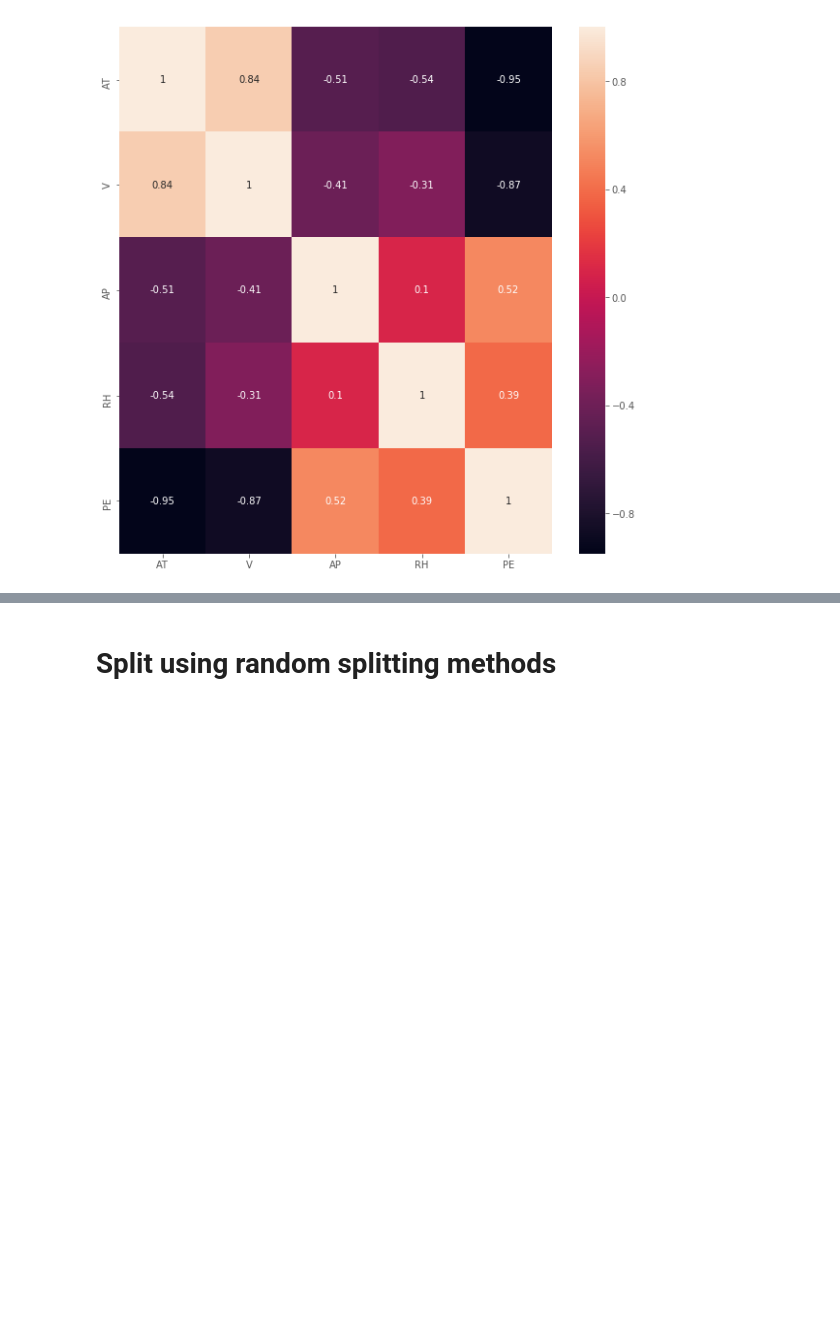
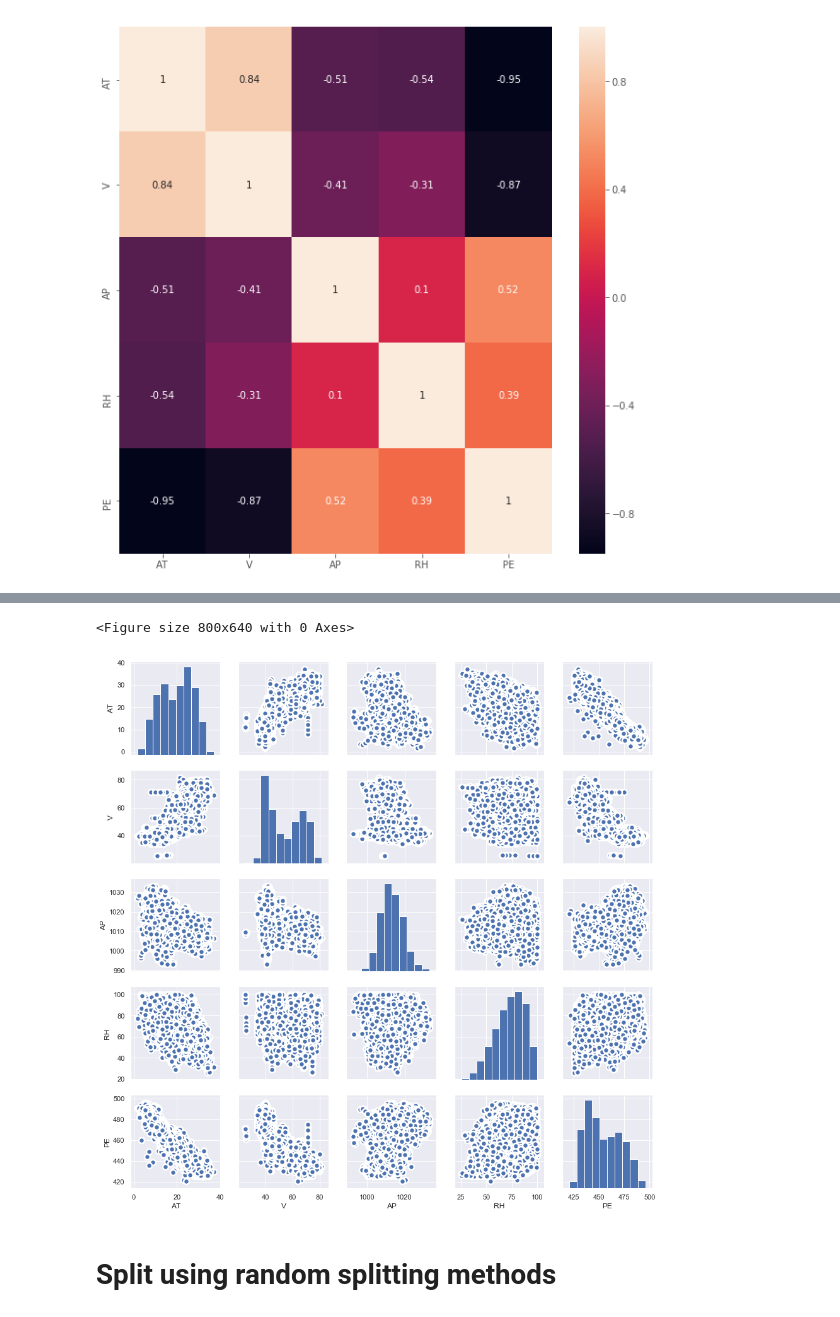
Before and after one commit to chykoushik/S2E-dfki-Electrical-Power-Prediction, a Jupyter notebook: Combined-Cycle-Power-Plant.ipynb, the cells around one changed output, grey strips where cells are left out. Cells and saved outputs as stored; diff of their text form; code cells hidden in the pictures; blank space fills up the shorter version.

```diff
--- a/Combined-Cycle-Power-Plant.ipynb
+++ b/Combined-Cycle-Power-Plant.ipynb
@@ -64,3 +78,11 @@ plt.show()
+# %%
+#Pairwise Plot
+plt.figure(figsize=(10,8), dpi= 80)
+sns.pairplot(dataset, plot_kws=dict(s=80, edgecolor="white", linewidth=2.5))
+plt.show()
+# %% [output]
+<Figure size 800x640 with 0 Axes>
+[figure, added]
 # %% [markdown]
 # Split using random splitting methods
 # %%
```
Also changed, not shown: parts of 11 cells of this notebook.
